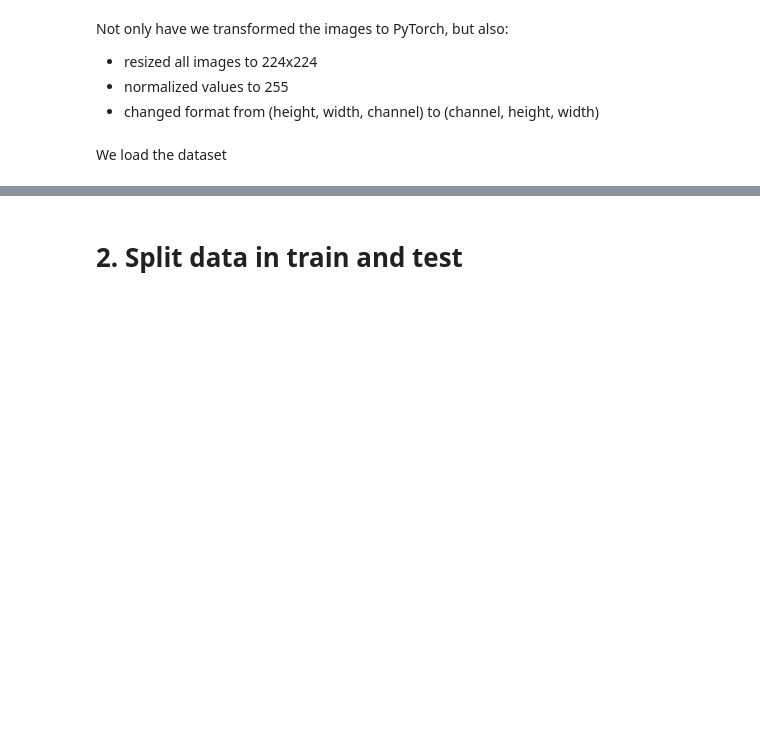
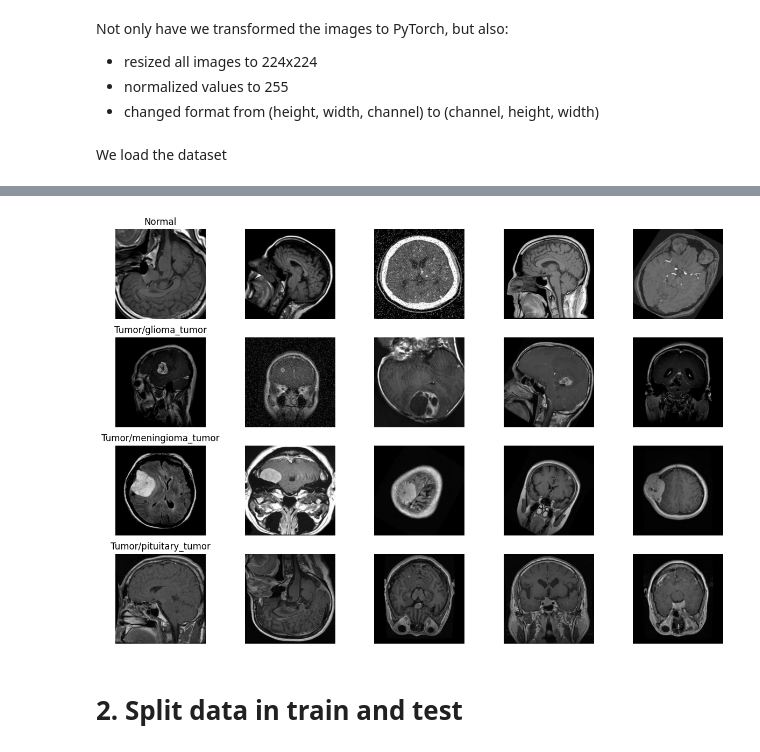
Before and after one commit to mikelpri3/BigData, a Jupyter notebook: notebook.ipynb, the cells around one changed output, grey strips where cells are left out. Saved outputs shown, nothing was run; the diff lists cells and outputs as text; code cells hidden in the pictures; blank space fills up the shorter version.

```diff
--- a/notebook.ipynb
+++ b/notebook.ipynb
@@ -74,3 +93,21 @@ brain_dataset = BrainTumorDataset(dataset_path)
+# %%
+def show_random_samples(dataset, classes):
+    fig, axes = plt.subplots(len(classes), 5, figsize=(15, 10))
+    for class_idx, class_name in enumerate(classes):
+        class_indices = [i for i, label in enumerate(dataset.labels) if label == class_idx]
+        random_samples = np.random.choice(class_indices, size=5, replace=False)
+        for j, idx in enumerate(random_samples):
+            img, _ = dataset[idx]
+            img = np.transpose(img.numpy(), (1, 2, 0))
+            axes[class_idx, j].imshow(img)
+            axes[class_idx, j].axis('off')
+            if j == 0:
+                axes[class_idx, j].set_title(class_name)
+    plt.show()
+# %%
+show_random_samples(brain_dataset, brain_dataset.classes)
+# %% [output]
+[figure, added]
 # %% [markdown]
 # 2. Split data in train and test
 # %% [markdown]
```
Also changed, not shown: parts of 17 cells of this notebook.
